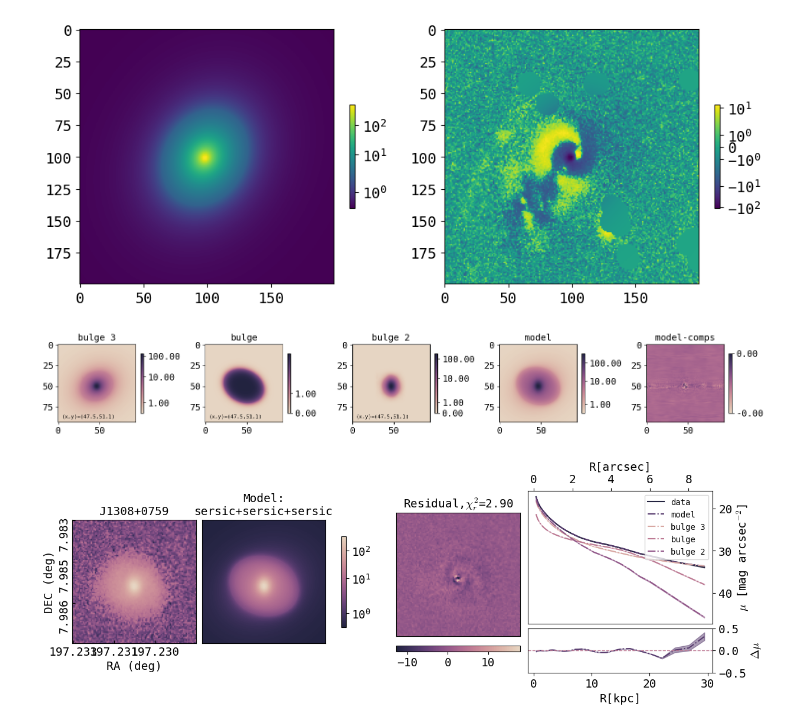
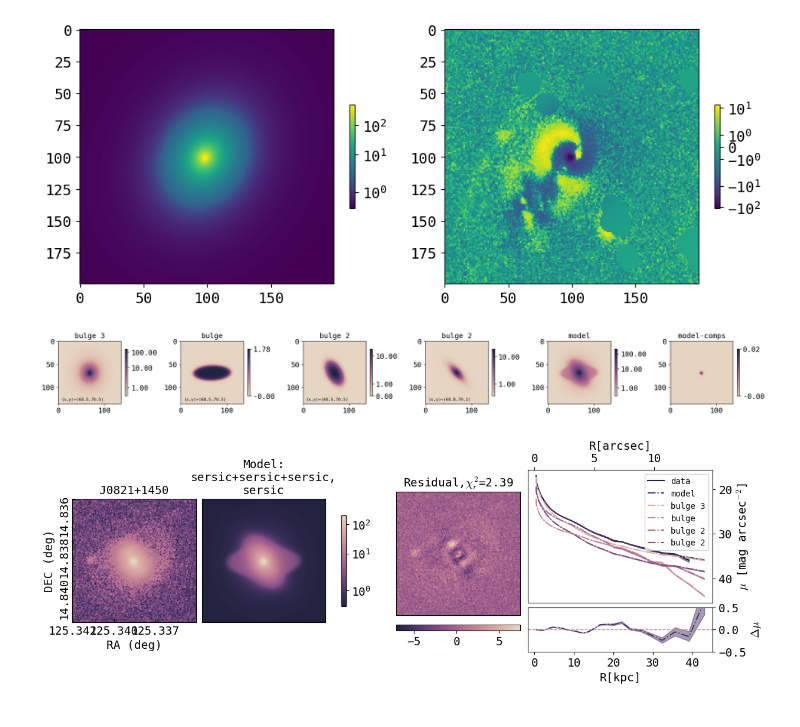
Before and after one commit to insepien/dualAGN, a Jupyter notebook: scrap_notebooks/checkFit.ipynb, the cells around one changed output. Saved outputs shown, nothing was run; the diff lists cells and outputs as text; code cells hidden in the pictures.

```diff
--- a/scrap_notebooks/checkFit.ipynb
+++ b/scrap_notebooks/checkFit.ipynb
@@ -540,7 +540,7 @@ def mask_image(image,rad,intens,agn_mask_size,PA=180):
 # main_masked = mask_image(main_ss,rad=8,intens=5,agn_mask_size=50)#
 #ys,xs = find_highest_indices(imageAGN_masked)
 # %%
-on = "J1308+0759"
+on = "J0821+1450"
 imageFile = glob.glob(os.path.expanduser("~/research-data/agn-result/box/final_cut/"+on+"*"))[0]
 imageAGN = fits.getdata(os.path.expanduser(imageFile))
 with open(os.path.expanduser("~/research-data/psf-results/psf_pkls/psf_"+on+".pkl"),"rb") as f:
@@ -670,6 +670,40 @@ funcset_dict_sersic4= {'X0': [60,0,framelim], 'Y0': [130,0,framelim],
 
 model_dict = {'function_sets': [funcset_dict_sersic1]}
 model = pyimfit.ModelDescription.dict_to_ModelDescription(model_dict)
+# %%
+model_dict = {'function_sets': [{'X0': [68.0, 0.0, 137.0],
+   'Y0': [67.0, 0.0, 137.0],
+   'function_list': [{'name': 'Sersic',
+     'label': 'bulge 3',
+     'parameters': {'PA': [130.0, 0.0, 360.0],
+      'ell_bulge': [0.1, 0.0, 1.0],
+      'n': [4.0, 0.5, 5],
+      'I_e': [10.0, 0.0, 204.34580993652344],
+      'r_e': [15.0, 0.0, 137.0]}},
+    {'name': 'Sersic',
+     'label': 'bulge',
+     'parameters': {'PA': [130.0, 0.0, 360.0],
+      'ell_bulge': [0.1, 0.0, 1.0],
+      'n': [1.0, 0.0, 10.0],
+      'I_e': [1.0, 0.1, 204.34580993652344],
+      'r_e': [20.0, 0.1, 137.0]}},
+    {'name': 'Sersic',
+     'label': 'bulge 2',
+     'parameters': {'PA': [140.0, 0.0, 360.0],
+      'ell_bulge': [0.6, 0.0, 1.0],
+      'n': [1, 0.5, 5],
+      'I_e': [40.0, 0.0, 204.34580993652344],
+      'r_e': [12.0, 0.0, 137.0]}}]},
+  {'X0': [70.0, 0.0, 137.0],
+   'Y0': [70.0, 0.0, 137.0],
+   'function_list': [{'name': 'Sersic',
+     'label': 'bulge 2',
+     'parameters': {'PA': [140.0, 0.0, 360.0],
+      'ell_bulge': [0.6, 0.0, 1.0],
+      'n': [1, 0.5, 5],
+      'I_e': [40.0, 0.0, 204.34580993652344],
+      'r_e': [12.0, 0.0, 137.0]}}]}]}
+model = pyimfit.ModelDescription.dict_to_ModelDescription(model_dict)
 # %%
 mosfile = glob.glob(os.path.expanduser("~/raw-data-agn/mos-fits-agn/*"+on+"*.mos.fits"))[0]
 expfile = glob.glob(os.path.expanduser("~/raw-data-agn/exp-fits-agn/*"+on+"*.exp.fits"))[0]
@@ -759,15 +790,15 @@ def f(params,*args):
 
 da = dual_annealing(func=f,args=[fitter0],bounds=fitter0.getParameterLimits())
 # %%
-modelname = 'sersic+sersic+sersic'
+modelname = 'sersic+sersic+sersic,\nsersic'
 isolist_data = make_data_isophotes(image,20,midF)
 isolist_comps = make_model_isophotes(isolist_data,comp_ims,comp_names,midF)
 plot_model_components(comp_ims,comp_names,comp_pos,isolist_comps)
 sma_arcsec, sma_kpc, mu_data,mu_models,skycoords = radial_plot_params(imageFile, framelim,isolist_data,isolist_comps,hdu_exp=hdu0,z=0.2)
 plot_everything(on,image,m,modelname,comp_names,fsr,sma_arcsec,sma_kpc,mu_data,mu_models,skycoords,colormap="ch:s=-.3,r=.6")
 # %% [output]
-[figure, old version]
+[figure, new version]
-[figure, old version]
+[figure, new version]
 # %%
 def save_data(modelname,image,model,configs,modelIms,fitResults,pnames,objectName):
     outDir = os.path.expanduser("~/research-data/agn-result/fit/final_fit_nb")
```
Also changed, not shown: parts of 11 cells of this notebook, 4 other files.
